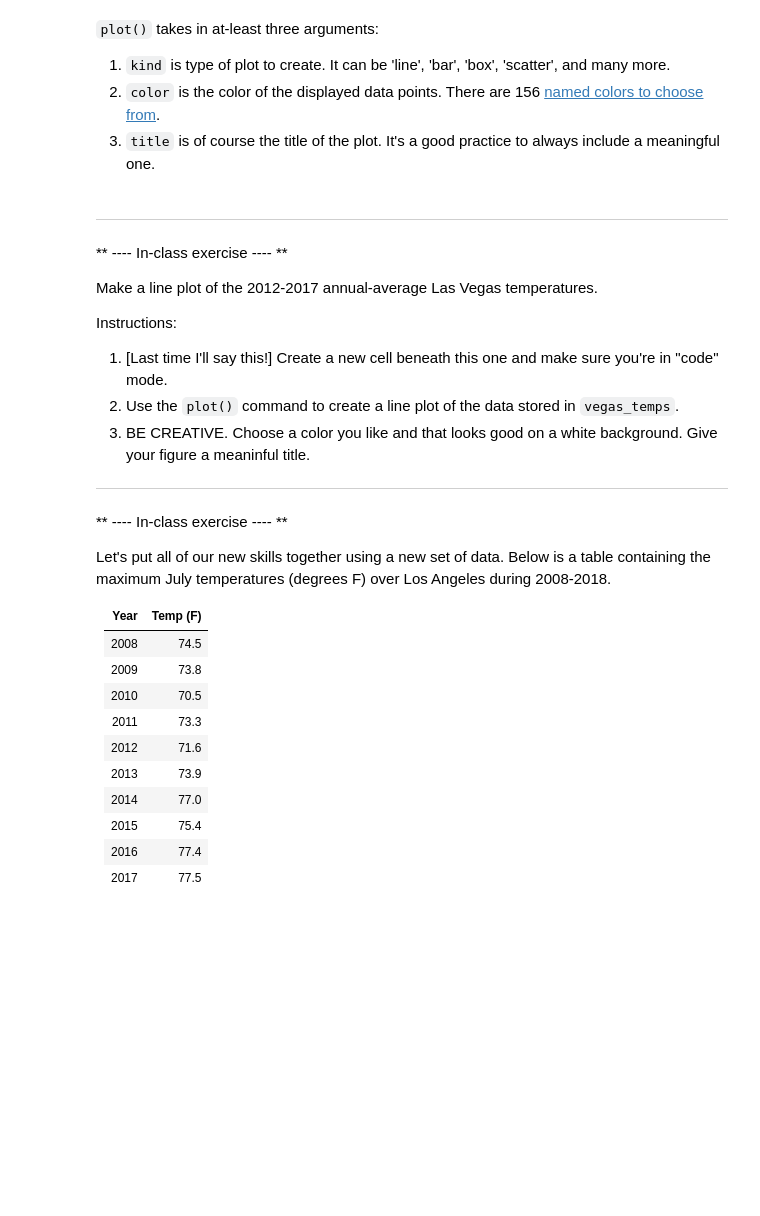
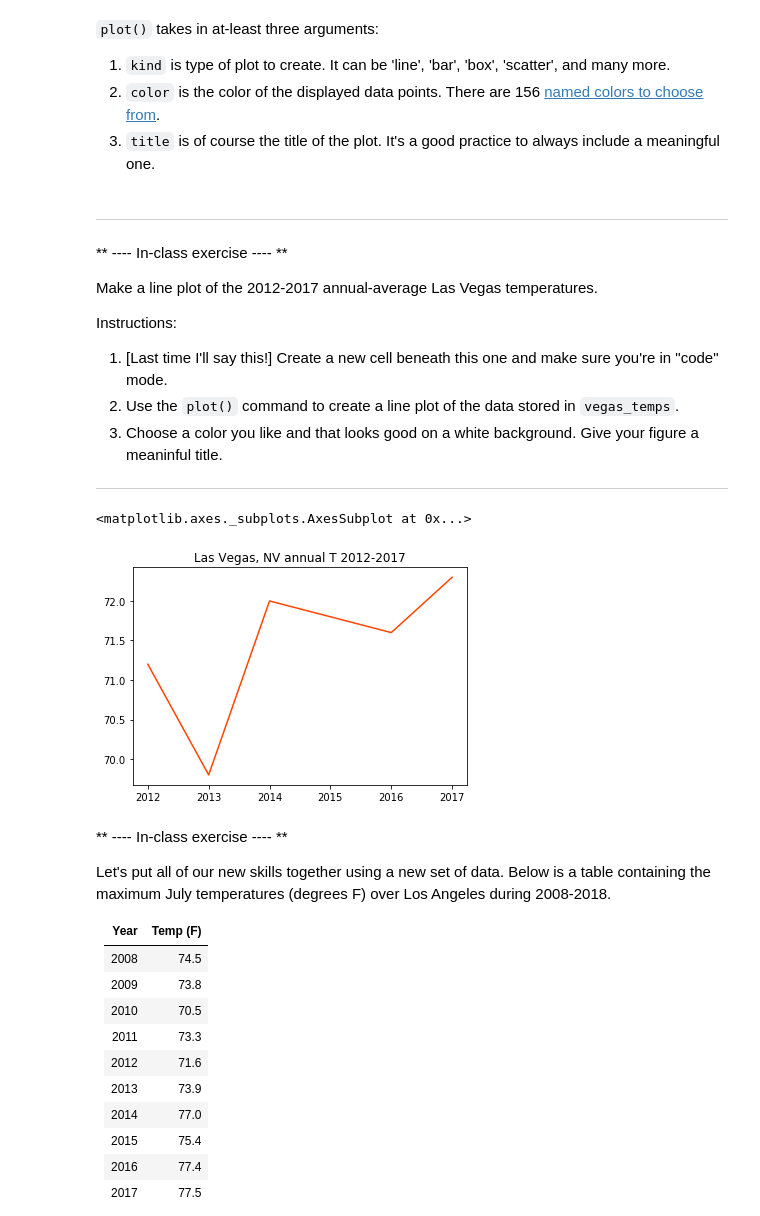
Before and after one commit to neil-berg/AOS51, a Jupyter notebook: AOS51_Fall_2018_#1_KEY.ipynb, the cells around one changed output. Drawn from its saved outputs; the diff is of its cells as text; code cells hidden in the pictures; blank space fills up the shorter version.

```diff
--- a/AOS51_Fall_2018_#1_KEY.ipynb
+++ b/AOS51_Fall_2018_#1_KEY.ipynb
@@ -589,3 +643,7 @@ Instructions:
 1. Create a new cell beneath this one and make sure you are in "code" mode.
 2. Create a Pandas Series that contains the Las Vegas temperatures with their corresponding years as the index in a varible called `vegas_temps`.
 ---
+# %%
+vegas_temps = pd.Series(index = [2012, 2013, 2014, 2015, 2016, 2017],
+                        data = [71.2, 69.8, 72.0, 71.8, 71.6, 72.3])
+print(vegas_temps)
@@ -649,9 +724,14 @@ Instructions:
 
 1. [Last time I'll say this!] Create a new cell beneath this one and make sure you're in "code" mode.
 2. Use the `plot()` command to create a line plot of the data stored in `vegas_temps`.
-3. BE CREATIVE. Choose a color you like and that looks good on a white background. Give your figure a meaninful title.
+3. Choose a color you like and that looks good on a white background. Give your figure a meaninful title.
 
 ---
+# %%
+vegas_temps.plot(kind='line', color='orangered', title="Las Vegas, NV annual T 2012-2017")
+# %% [output]
+<matplotlib.axes._subplots.AxesSubplot at 0x...>
+[figure, added]
 # %% [markdown]
 ** ---- In-class exercise ---- **
 
```
Also changed, not shown: parts of 20 cells of this notebook.
